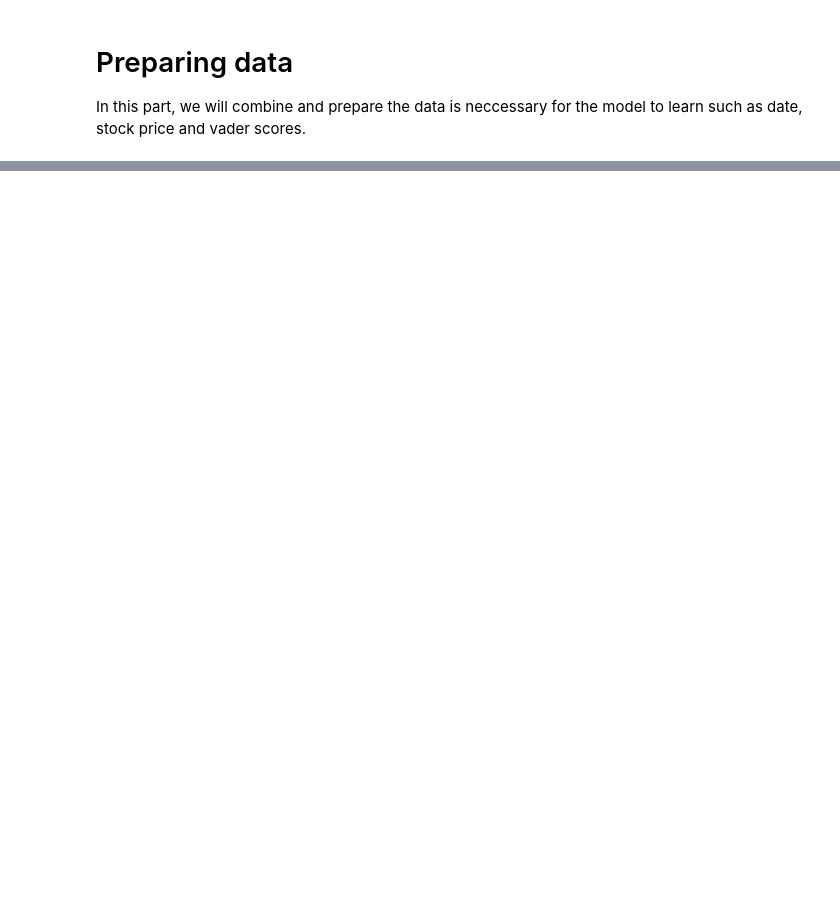
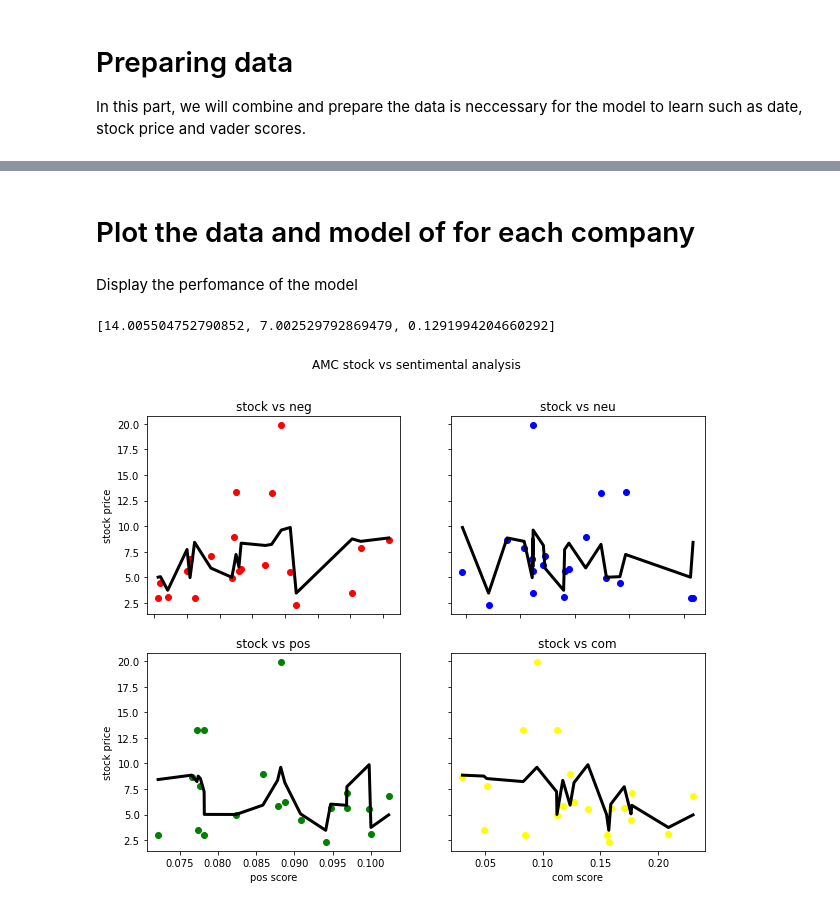
Before and after one commit to chriztaka1997/linear_reg_sentimental_analysis, a Jupyter notebook: analysis.ipynb, the cells around one changed output, grey strips where cells are left out. Saved outputs shown, nothing was run; the diff lists cells and outputs as text; code cells hidden in the pictures; blank space fills up the shorter version.

```diff
--- a/analysis.ipynb
+++ b/analysis.ipynb
@@ -92,0 +97,4 @@ for i in range(len(amc_vader_date)):
+# %%
+#clean the stock date(taking datetime and close from stock data)
+amc_stock_date = amc_stock['Date'].to_numpy()
+amc_stock_close = amc_stock['Close'].to_numpy()
@@ -92,0 +279,5 @@ for i in range(len(amc_vader_date)):
+# %%
+#Creating a model based on the amc data
+#amc_merge_df[['neg','neu','pos','com']] is the data or x or feature
+#amc_merge_df[['close']] is the label
+reg_amc = LinearRegression().fit(amc_merge_df[['neg','neu','pos','com']], amc_merge_df[['close']])
@@ -92,0 +294,61 @@ for i in range(len(amc_vader_date)):
+# %% [markdown]
+# Plot the data and model of for each company
+# %%
+#each model is predicting the label using the data that we have
+#pred_amc is a numpy array consisting the values of prediction of the amc data that we use for the training
+pred_amc = reg_amc.predict(amc_merge_df[['neg','neu','pos','com']])
+pred_gm = reg_gm.predict(gm_merge_df[['neg','neu','pos','com']])
+pred_nokia = reg_nokia.predict(nokia_merge_df[['neg','neu','pos','com']])
+
+#In this part, I am combining the data  of each company with the prediction
+amc_merge_pred = pd.concat([amc_merge_df, pd.DataFrame(pred_amc,columns=['pred'])], axis=1)
+gm_merge_pred = pd.concat([gm_merge_df, pd.DataFrame(pred_gm,columns=['pred'])], axis=1)
+nokia_merge_pred = pd.concat([nokia_merge_df, pd.DataFrame(pred_nokia,columns=['pred'])], axis=1)
+# %% [markdown]
+Display the perfomance of the model
+# %%
+from sklearn.metrics import mean_squared_error
+
+#This is the score of the prediction/ performance of the model
+amc_score = mean_squared_error(amc_merge_df[['close']], pred_amc)
+gm_score = mean_squared_error(gm_merge_df[['close']], pred_gm)
+nokia_score = mean_squared_error(nokia_merge_df[['close']], pred_nokia)
+[amc_score, gm_score,nokia_score]
+# %% [output]
+[14.005504752790852, 7.002529792869479, 0.1291994204660292]
+# %%
+#plot amc
+#In this part, it is plotting the data with the stock + the model itself
+fig, axs = plt.subplots(2,2)
+fig.suptitle('AMC stock vs sentimental analysis')
+fig.set_size_inches(10,8)
+
+amc_sort_neg = amc_merge_pred.sort_values(by=['neg'])
+axs[0,0].scatter(amc_sort_neg[['neg']],amc_sort_neg[['close']],color='red',label='neg') #Plotting the data
+axs[0,0].plot(amc_sort_neg[['neg']], amc_sort_neg[['pred']], color='black', linewidth=3) #plotting the model by using the prediction
+axs[0,0].set_title('stock vs neg')
+axs[0,0].set(xlabel='neg score', ylabel='stock price')
+axs[0,0].label_outer()
+
+amc_sort_neu = amc_merge_pred.sort_values(by=['neu'])
+axs[0,1].scatter(amc_sort_neu[['neu']],amc_sort_neu[['close']],color='blue',label='neu') #Plotting the data
+axs[0,1].plot(amc_sort_neu[['neu']], amc_sort_neu[['pred']], color='black', linewidth=3)#plotting the model by using the prediction
+axs[0,1].set_title('stock vs neu')
+axs[0,1].set(xlabel='neu score', ylabel='stock price')
+axs[0,1].label_outer()
+
+amc_sort_pos = amc_merge_pred.sort_values(by=['pos'])
+axs[1,0].scatter(amc_sort_pos[['pos']],amc_sort_pos[['close']],color='green',label='pos')#Plotting the data
+axs[1,0].plot(amc_sort_pos[['pos']], amc_sort_pos[['pred']], color='black', linewidth=3)#plotting the model by using the prediction
+axs[1,0].set_title('stock vs pos')
+axs[1,0].set(xlabel='pos score', ylabel='stock price')
+axs[1,0].label_outer()
+
+amc_sort_com = amc_merge_pred.sort_values(by=['com'])
+axs[1,1].scatter(amc_sort_com[['com']],amc_sort_com[['close']],color='yellow',label='com')#Plotting the data
+axs[1,1].plot(amc_sort_com[['com']], amc_sort_com[['pred']], color='black', linewidth=3)#plotting the model by using the prediction
+axs[1,1].set_title('stock vs com')
+axs[1,1].set(xlabel='com score', ylabel='stock price')
+axs[1,1].label_outer()
+# %% [output]
+[figure, added]
```
Also changed, not shown: parts of 40 cells of this notebook.
